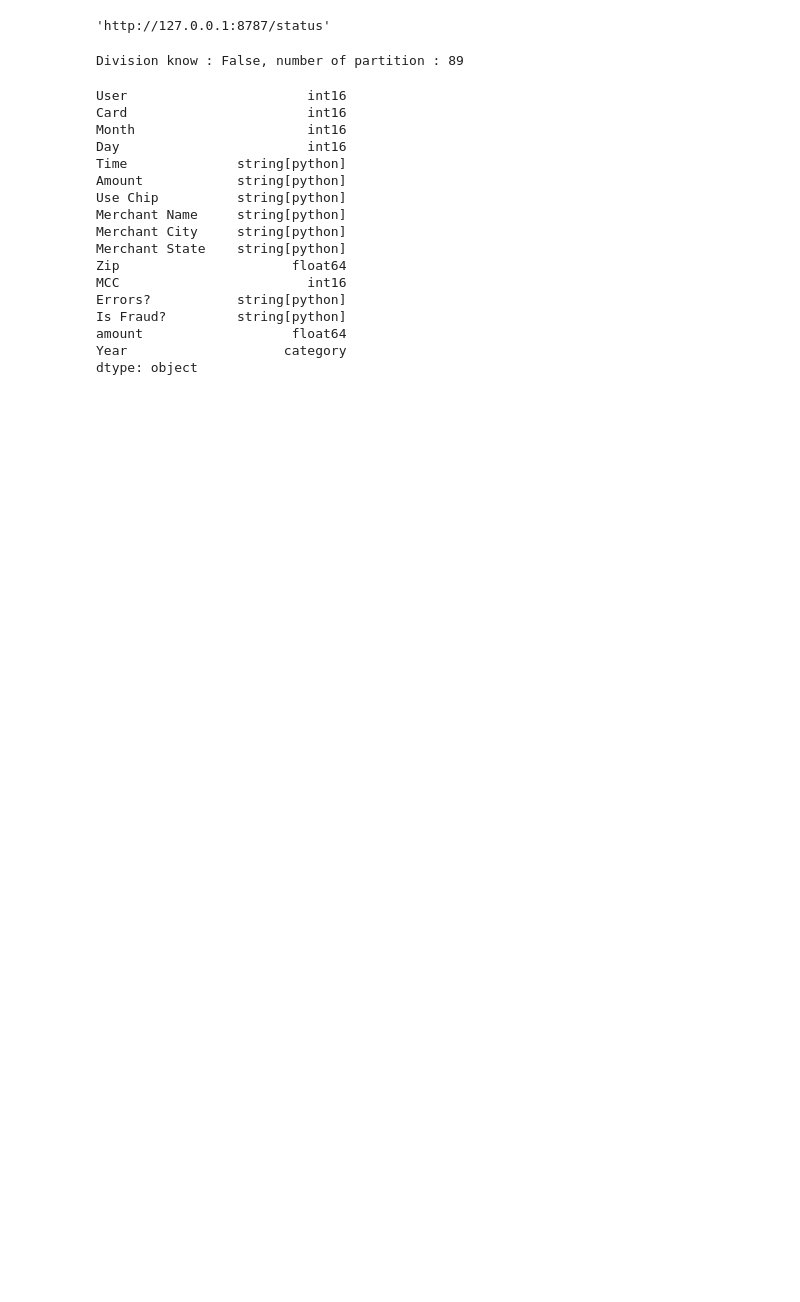
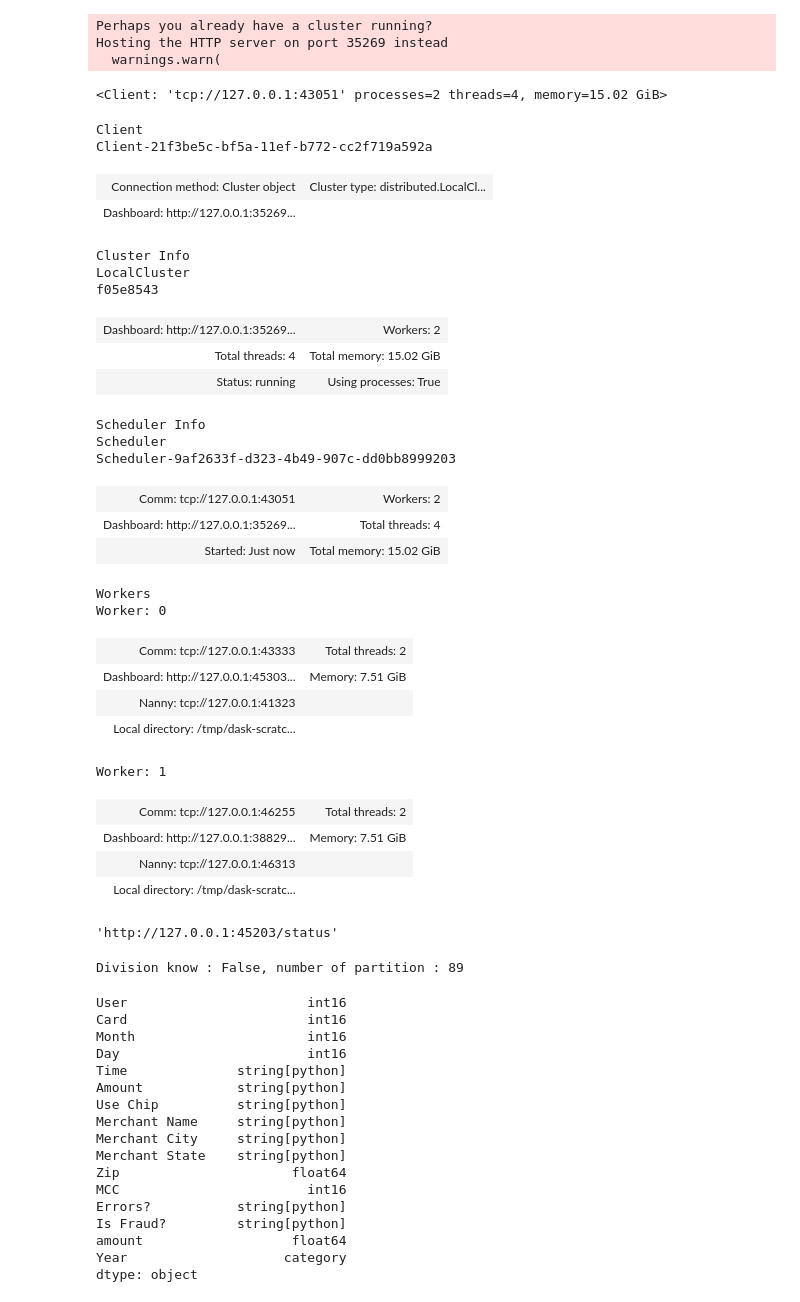
Before and after one commit to pbdanny/PythonProject, a Jupyter notebook: Dask/notebook/dask_compute.ipynb, the cells around one changed output. Saved outputs shown, nothing was run; the diff lists cells and outputs as text; code cells hidden in the pictures; blank space fills up the shorter version.

```diff
--- a/Dask/notebook/dask_compute.ipynb
+++ b/Dask/notebook/dask_compute.ipynb
@@ -31,7 +48,54 @@ Hosting the HTTP server on port 45399 instead
+# %%
+from dask.distributed import LocalCluster, Client
+
+dask.config.set({ "distributed.worker.memory.target": 0.6,
+                 "distributed.worker.memory.spill": 0.7,
+                 "distributed.worker.memory.pause": 0.8,
+                 "distributed.worker.memory.terminate": 0.95})
+
+client = LocalCluster(n_workers=2).get_client()
+# %% [output]
+Perhaps you already have a cluster running?
+Hosting the HTTP server on port 35269 instead
+  warnings.warn(
+# %%
+print(client)
+# %% [output]
+<Client: 'tcp://127.0.0.1:43051' processes=2 threads=4, memory=15.02 GiB>
+# %%
+client
+# %% [output]
+Client
+Client-21f3be5c-bf5a-11ef-b772-cc2f719a592a
+| Connection method: Cluster object | Cluster type: distributed.LocalCl... |
+| Dashboard: http://127.0.0.1:35269... |  |
+Cluster Info
+LocalCluster
+f05e8543
+| Dashboard: http://127.0.0.1:35269... | Workers: 2 |
+| Total threads: 4 | Total memory: 15.02 GiB |
+| Status: running | Using processes: True |
+Scheduler Info
+Scheduler
+Scheduler-9af2633f-d323-4b49-907c-dd0bb8999203
+| Comm: tcp://127.0.0.1:43051 | Workers: 2 |
+| Dashboard: http://127.0.0.1:35269... | Total threads: 4 |
+| Started: Just now | Total memory: 15.02 GiB |
+Workers
+Worker: 0
+| Comm: tcp://127.0.0.1:43333 | Total threads: 2 |
+| Dashboard: http://127.0.0.1:45303... | Memory: 7.51 GiB |
+| Nanny: tcp://127.0.0.1:41323 |  |
+| Local directory: /tmp/dask-scratc... |  |
+Worker: 1
+| Comm: tcp://127.0.0.1:46255 | Total threads: 2 |
+| Dashboard: http://127.0.0.1:38829... | Memory: 7.51 GiB |
+| Nanny: tcp://127.0.0.1:46313 |  |
+| Local directory: /tmp/dask-scratc... |  |
 # %%
 client.dashboard_link
 # %% [output]
-'http://127.0.0.1:8787/status'
+'http://127.0.0.1:45203/status'
 # %%
 parquet_path = data_path/"combined_wp_w_div.parquet"
 
```
Also changed, not shown: parts of 6 cells of this notebook, 5 other files.
